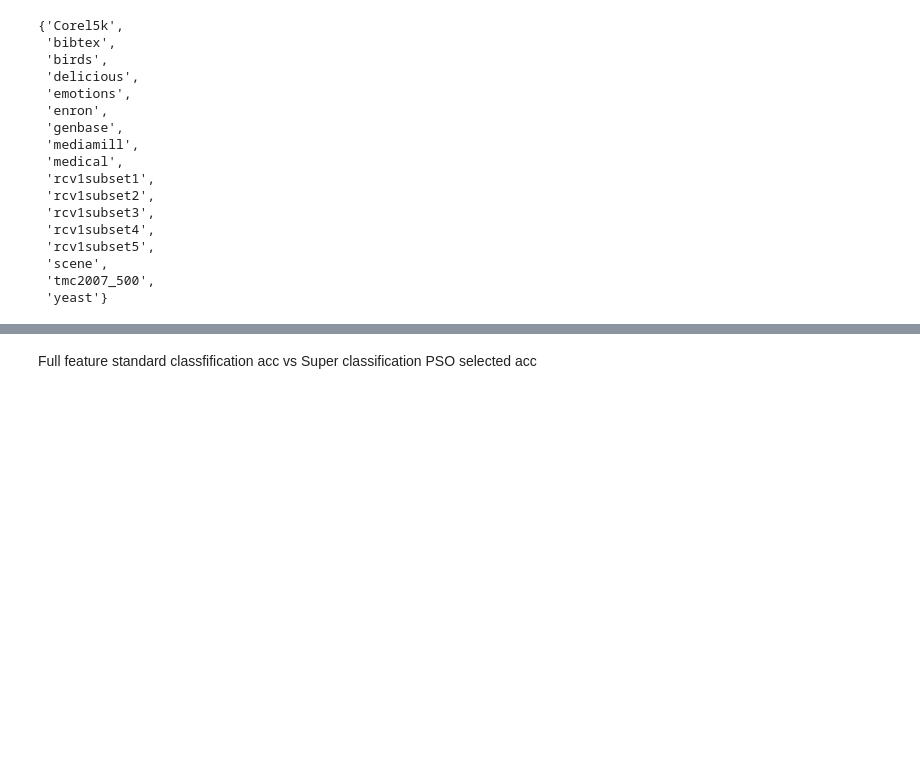
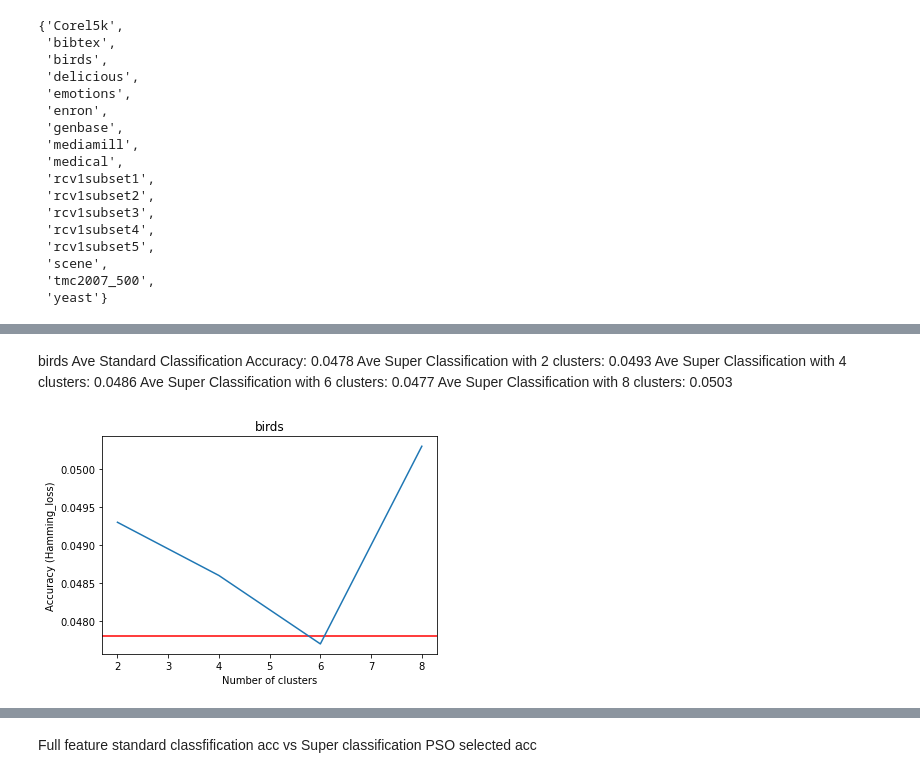
Before and after one commit to faylu-nz/Super_label_PSO_ML_FS, a Jupyter notebook: super_label.ipynb, the cells around one changed output, grey strips where cells are left out. Saved outputs shown, nothing was run; the diff lists cells and outputs as text; code cells hidden in the pictures; blank space fills up the shorter version.

```diff
--- a/super_label.ipynb
+++ b/super_label.ipynb
@@ -698,0 +719,18 @@ plt.show()
+# %% [markdown]
+birds
+Ave Standard Classification Accuracy: 0.0478
+Ave Super Classification with 2 clusters: 0.0493
+Ave Super Classification with 4 clusters: 0.0486
+Ave Super Classification with 6 clusters: 0.0477
+Ave Super Classification with 8 clusters: 0.0503
+# %%
+plt.xlabel('Number of clusters')
+plt.ylabel('Accuracy (Hamming_loss)')
+plt.axhline(y=0.0478, color='r', linestyle='-')
+x_values = [2, 4, 6, 8]
+y_values = [0.0493, 0.0486, 0.0477, 0.0503]
+plt.plot(x_values, y_values)
+plt.title('birds')
+plt.show()
+# %% [output]
+[figure, added]
```
Also changed, not shown: parts of 28 cells of this notebook.
